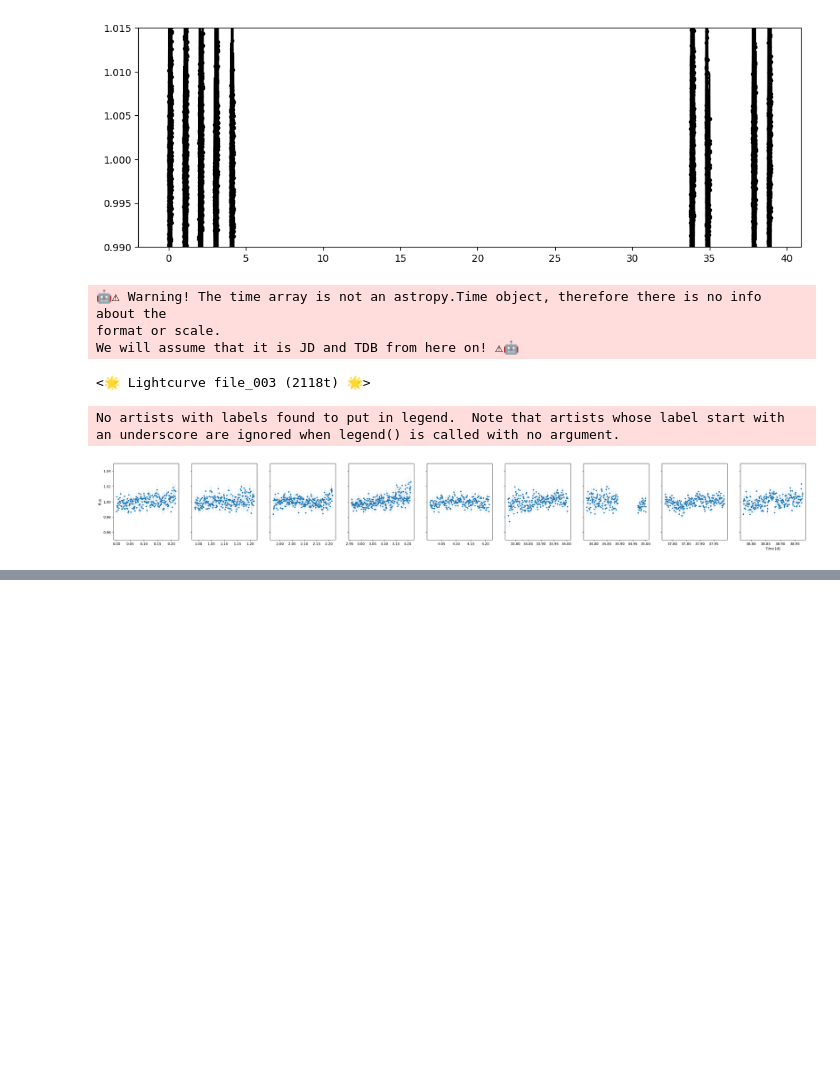
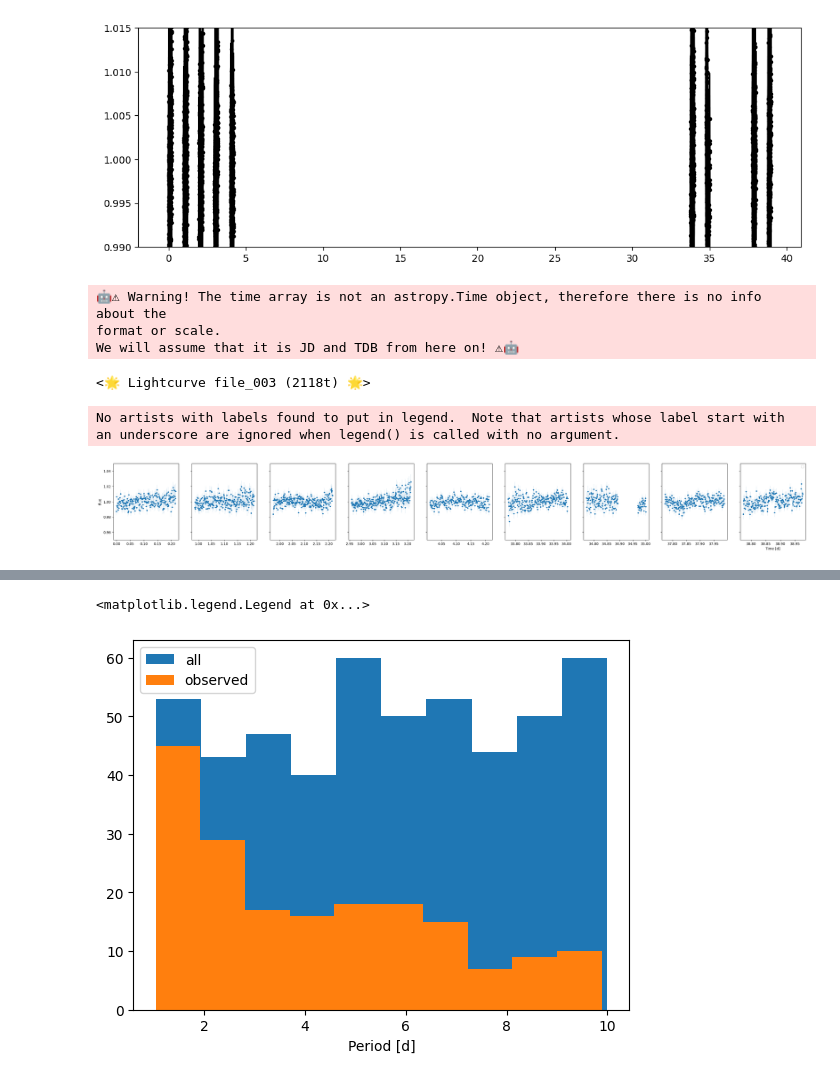
Before and after one commit to catrionamurray/occultence, a Jupyter notebook: occultence/notebooks/Run_LC_condensed.ipynb, the cells around one changed output, grey strips where cells are left out. Cells and saved outputs as stored; diff of their text form; code cells hidden in the pictures; blank space fills up the shorter version.

```diff
--- a/occultence/notebooks/Run_LC_condensed.ipynb
+++ b/occultence/notebooks/Run_LC_condensed.ipynb
@@ -247 +239,9 @@ plt.legend()
+# %%
+plt.hist(10**planets_df['logP'],label="all")
+plt.hist(10**planets_df['logP'][planets_df['observed'] == 1.0], label="observed")
+plt.xlabel("Period [d]")
+plt.legend()
+# %% [output]
+<matplotlib.legend.Legend at 0x...>
+[figure, added]
 # %%
```
Also changed, not shown: parts of 9 cells of this notebook, 1 other file.
